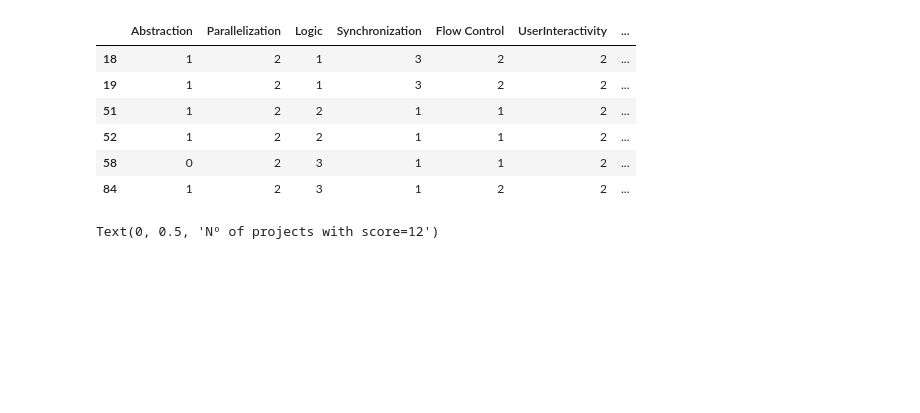
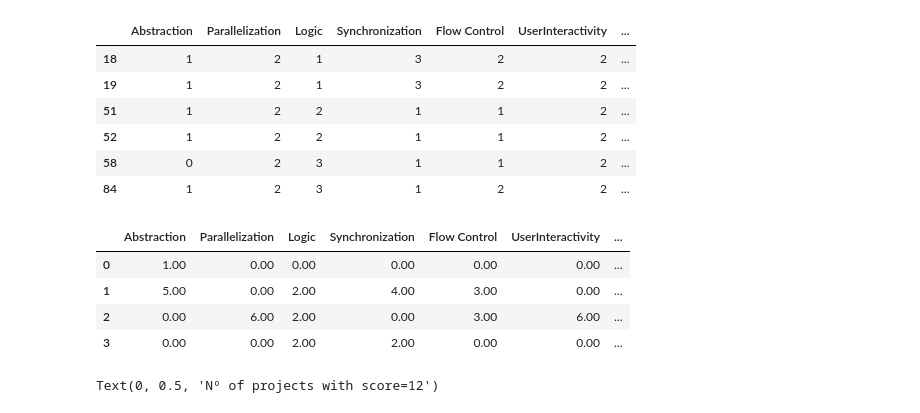
Before and after one commit to rcruiz/pruebaCT, a Jupyter notebook: Analisis.ipynb, the cells around one changed output. Cells and saved outputs as stored; diff of their text form; code cells hidden in the pictures; blank space fills up the shorter version.

```diff
--- a/Analisis.ipynb
+++ b/Analisis.ipynb
@@ -874,6 +898,13 @@ df_12
 | 84 | 1 | 2 | 3 | 1 | 2 | 2 | ... |
 # %%
 df_freq_12=df_12.iloc[:, :].apply(pd.value_counts).fillna(0)
+df_freq_12
+# %% [output]
+|  | Abstraction | Parallelization | Logic | Synchronization | Flow Control | UserInteractivity | ... |
+| 0 | 1.00 | 0.00 | 0.00 | 0.00 | 0.00 | 0.00 | ... |
+| 1 | 5.00 | 0.00 | 2.00 | 4.00 | 3.00 | 0.00 | ... |
+| 2 | 0.00 | 6.00 | 2.00 | 0.00 | 3.00 | 6.00 | ... |
+| 3 | 0.00 | 0.00 | 2.00 | 2.00 | 0.00 | 0.00 | ... |
 # %%
 df_freq_12.T.plot.bar()
 plt.legend(loc=(1.04,0))
```
Also changed, not shown: parts of 8 cells of this notebook.
